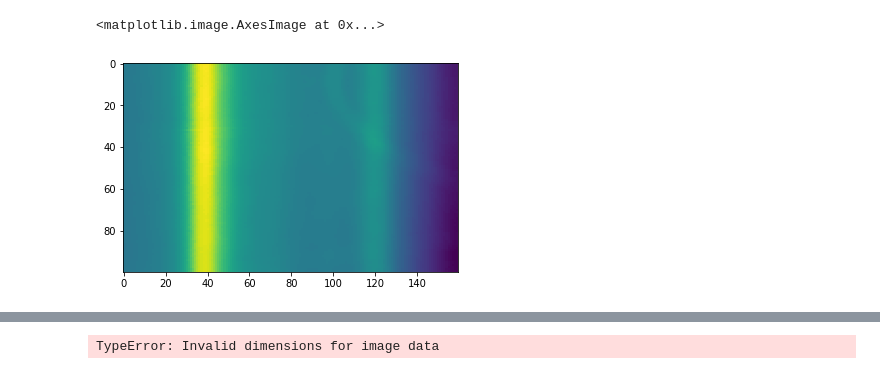
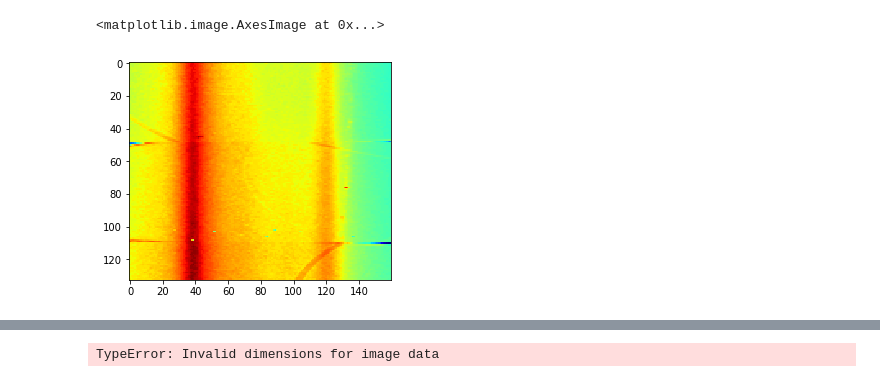
Before and after one commit to savilova/lab-xrda, a Jupyter notebook: Graphs.ipynb, the cells around one changed output, grey strips where cells are left out. Drawn from its saved outputs; the diff is of its cells as text; code cells hidden in the pictures.

```diff
--- a/Graphs.ipynb
+++ b/Graphs.ipynb
@@ -62,11 +72,11 @@ plt.imsave('narrow.png', narrow_scan)
 # %%
 import cv2
 from cv2_rolling_ball import subtract_background_rolling_ball
 
-img = cv2.imread(f'narrow.png', 0)
-blur = cv2.bilateralFilter(img,10,35,35)
+original = cv2.imread(f'clean.png', 0)
+#blur = cv2.bilateralFilter(img,10,35,35)
 
-plt.imshow(blur)
+plt.imshow(original, cmap = 'jet')
 # %% [output]
 <matplotlib.image.AxesImage at 0x...>
-[figure, old version]
+[figure, new version]
```
Also changed, not shown: parts of 17 cells of this notebook.
